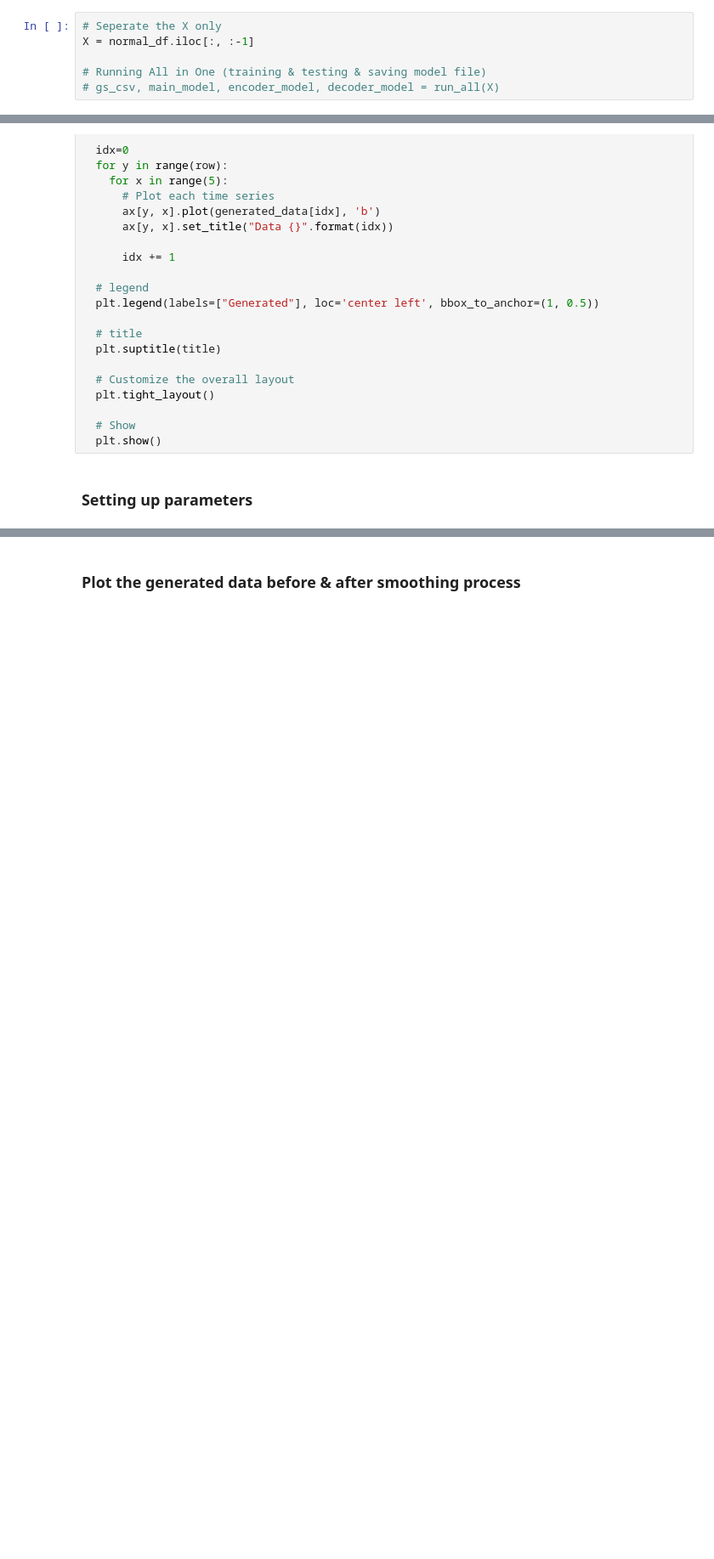
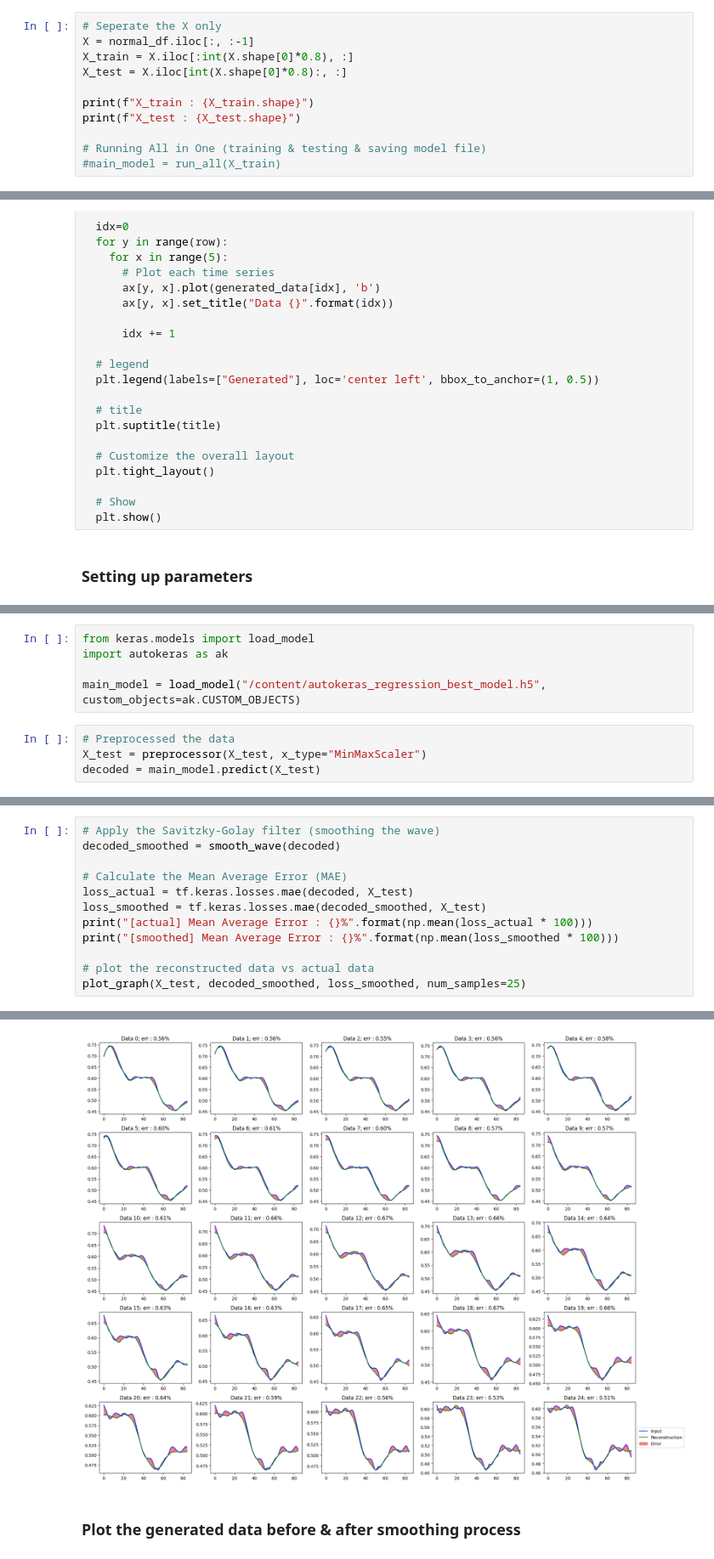
Before and after one commit to yokahealthcare/Anasa-GAN, a Jupyter notebook: [Main v2] [AE] [ANN] [AutoKeras] Breathing_Wave.ipynb, the cells around one changed output, grey strips where cells are left out. Shown at 85% size. Cells and saved outputs as stored; diff of their text form; blank space fills up the shorter version.

Commit message:
Tryout AutoKeras Structured Data Regression

```diff
--- a/[Main v2] [AE] [ANN] [AutoKeras] Breathing_Wave.ipynb
+++ b/[Main v2] [AE] [ANN] [AutoKeras] Breathing_Wave.ipynb
@@ -279,6 +222,11 @@ deep_quick_df = df[df['labels'] == "deep_quick"]
 # %%
 # Seperate the X only
 X = normal_df.iloc[:, :-1]
+X_train = X.iloc[:int(X.shape[0]*0.8), :]
+X_test = X.iloc[int(X.shape[0]*0.8):, :]
+
+print(f"X_train : {X_train.shape}")
+print(f"X_test : {X_test.shape}")
 
 # Running All in One (training & testing & saving model file)
-# gs_csv, main_model, encoder_model, decoder_model = run_all(X)
+#main_model = run_all(X_train)
@@ -340,0 +283,9 @@ generated_data = main_model.predict(noise_vectors)
+# %%
+from keras.models import load_model
+import autokeras as ak
+
+main_model = load_model("/content/autokeras_regression_best_model.h5", custom_objects=ak.CUSTOM_OBJECTS)
+# %%
+# Preprocessed the data
+X_test = preprocessor(X_test, x_type="MinMaxScaler")
+decoded = main_model.predict(X_test)
@@ -340,0 +294,13 @@ generated_data = main_model.predict(noise_vectors)
+# %%
+# Apply the Savitzky-Golay filter (smoothing the wave)
+decoded_smoothed = smooth_wave(decoded)
+
+# Calculate the Mean Average Error (MAE)
+loss_actual = tf.keras.losses.mae(decoded, X_test)
+loss_smoothed = tf.keras.losses.mae(decoded_smoothed, X_test)
+print("[actual] Mean Average Error : {}%".format(np.mean(loss_actual * 100)))
+print("[smoothed] Mean Average Error : {}%".format(np.mean(loss_smoothed * 100)))
+
+# plot the reconstructed data vs actual data
+plot_graph(X_test, decoded_smoothed, loss_smoothed, num_samples=25)
+# %% [output]
@@ -341,3 +309,4 @@ generated_data = main_model.predict(noise_vectors)
+[figure, added]
 # %% [markdown]
 ### Plot the generated data before & after smoothing process
 # %%
```
Also changed, not shown: parts of 24 cells of this notebook.
